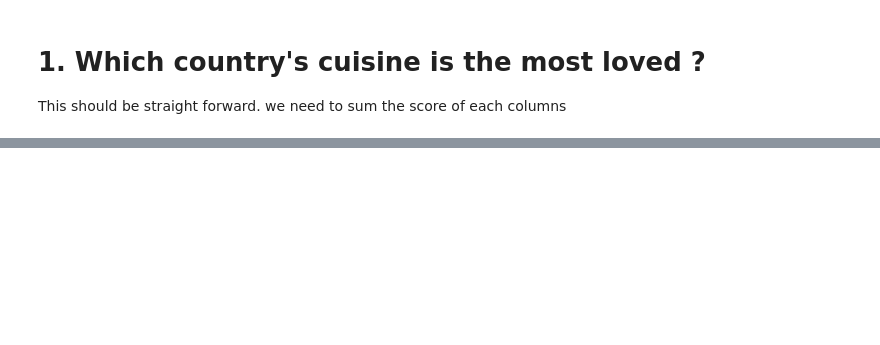
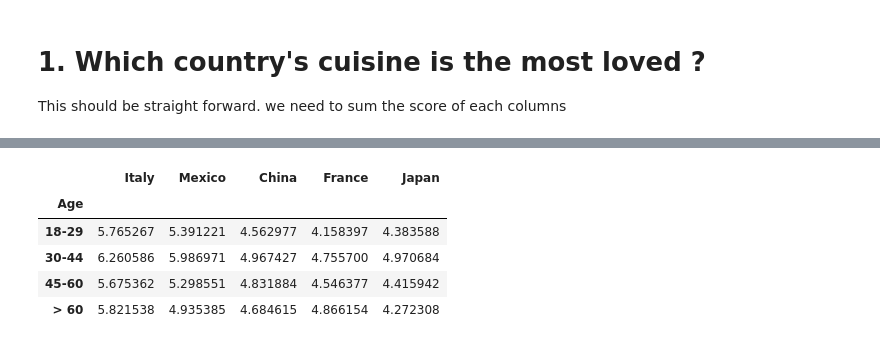
Before and after one commit to manojmanivannan/DataScience, a Jupyter notebook: food-world-cup/explore.ipynb, the cells around one changed output, grey strips where cells are left out. Cells and saved outputs as stored; diff of their text form; code cells hidden in the pictures; blank space fills up the shorter version.

```diff
--- a/food-world-cup/explore.ipynb
+++ b/food-world-cup/explore.ipynb
@@ -176,0 +201,11 @@ dtype: float64
+# %%
+df_age_scaled = df_scaled[df_scaled['Age']!=0]
+df_age_scaled = df_age_scaled.groupby('Age').mean()
+df_age_scaled
+# %% [output]
+|  | Italy | Mexico | China | France | Japan |
+| Age |  |  |  |  |  |
+| 18-29 | 5.765267 | 5.391221 | 4.562977 | 4.158397 | 4.383588 |
+| 30-44 | 6.260586 | 5.986971 | 4.967427 | 4.755700 | 4.970684 |
+| 45-60 | 5.675362 | 5.298551 | 4.831884 | 4.546377 | 4.415942 |
+| > 60 | 5.821538 | 4.935385 | 4.684615 | 4.866154 | 4.272308 |
```
Also changed, not shown: parts of 13 cells of this notebook.
